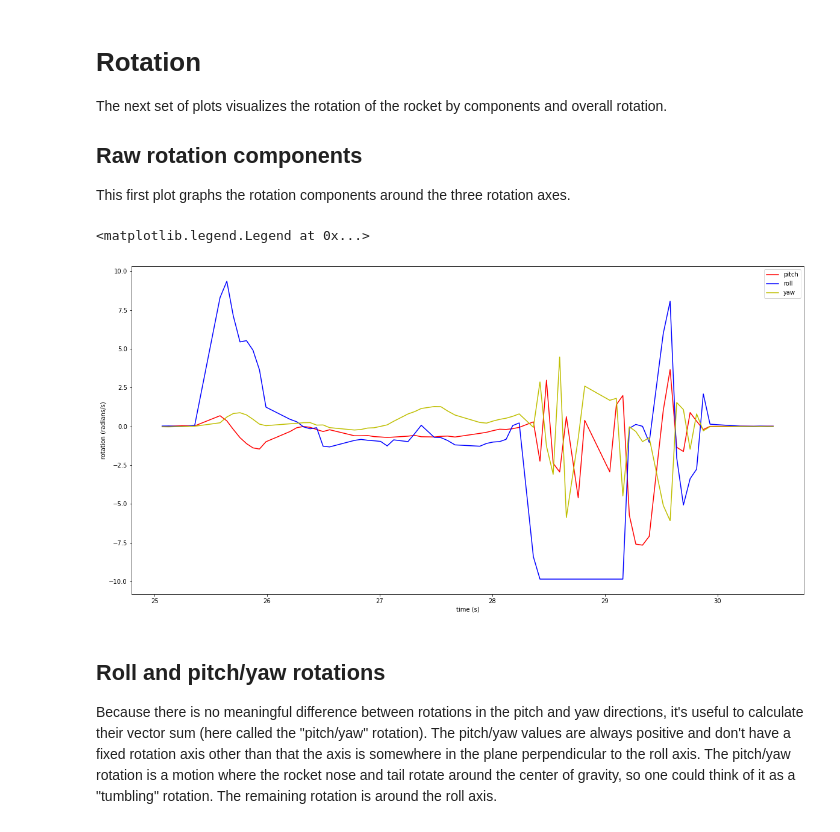
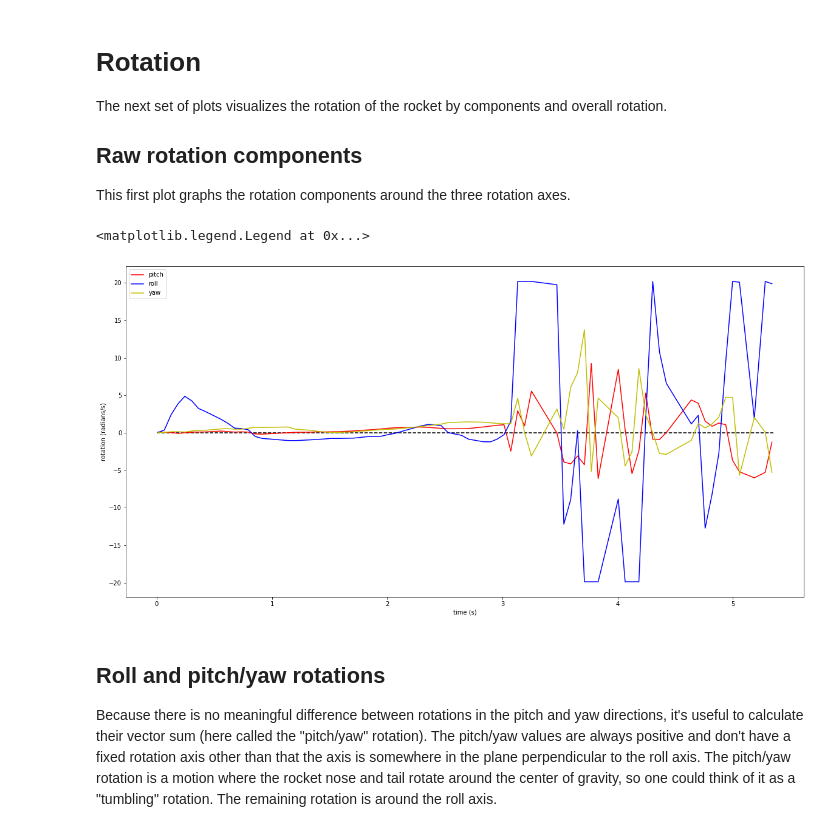
Before and after one commit to HeardLibrary/digital-scholarship, a Jupyter notebook: code/circuit_python/flight_analysis.ipynb, the cells around one changed output. Cells and saved outputs as stored; diff of their text form; code cells hidden in the pictures.

```diff
--- a/code/circuit_python/flight_analysis.ipynb
+++ b/code/circuit_python/flight_analysis.ipynb
@@ -57,9 +57,9 @@ flight_data_raw.head()
 ## Set reference values and extract flight data to be plotted
 # %%
 # Relevant time interval for a test of throwing rocket off of deck (the deck.csv file)
-start_time = 25
-end_time = 30.5
-ground_elevation = 161
+start_time = 39.25
+end_time = 44.6
+ground_elevation = 91
 
 flight_data = flight_data_raw.loc[(flight_data_raw.index>start_time) & (flight_data_raw.index<end_time)].copy()
 flight_data
@@ -183,15 +188,16 @@ This first plot graphs the rotation components around the three rotation axes.
 # %%
 fig = plt.figure(figsize=(20,10))
 ax = fig.add_subplot(1, 1, 1)
-ax.plot(flight_data.index, flight_data.pitch_r, color='r', label='pitch')
-ax.plot(flight_data.index, flight_data.roll_r, color='b', label='roll')
-ax.plot(flight_data.index, flight_data.yaw_r, color='y', label='yaw')
+ax.plot([0, end_time - start_time], [0, 0], "k--")
+ax.plot(flight_data.index - start_time, flight_data.pitch_r, color='r', label='pitch')
+ax.plot(flight_data.index - start_time, flight_data.roll_r, color='b', label='roll')
+ax.plot(flight_data.index - start_time, flight_data.yaw_r, color='y', label='yaw')
 ax.set_xlabel('time (s)')
 ax.set_ylabel('rotation (radians/s)')
 ax.legend(loc='best')
 # %% [output]
 <matplotlib.legend.Legend at 0x...>
-[figure, old version]
+[figure, new version]
 # %% [markdown]
 ## Roll and pitch/yaw rotations
 
```
Also changed, not shown: parts of 10 cells of this notebook, 2 other files.
